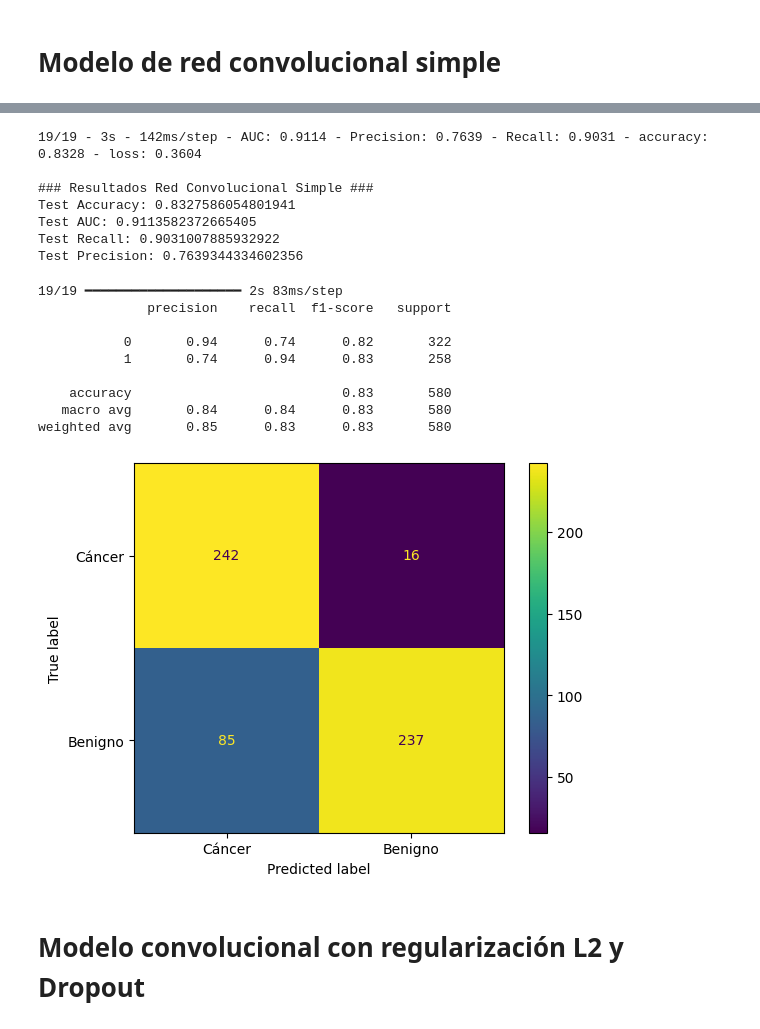
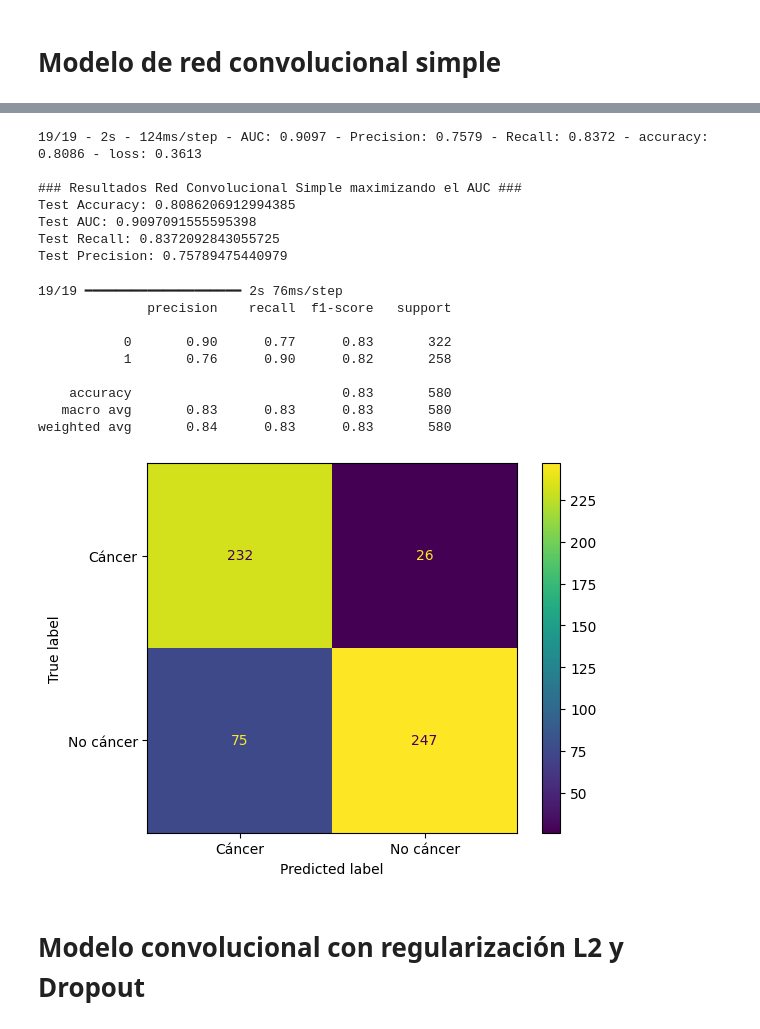
Before and after one commit to jruedaa/Aplicaciones_de_operaciones, a Jupyter notebook: c_modelos_conv.ipynb, the cells around one changed output, grey strips where cells are left out. Cells and saved outputs as stored; diff of their text form; code cells hidden in the pictures.

```diff
--- a/c_modelos_conv.ipynb
+++ b/c_modelos_conv.ipynb
@@ -217,18 +198,16 @@ Model: "sequential"
 # %%
-#Metricas de evaluacion de la red neuronal simple
-test_loss_m1, test_acc_m1, test_auc_m1, test_recall_m1, test_precision_m1 = cnn_model.evaluate(x_test, y_test, verbose=2)
-
-# Mostrar metricas
-print("\n### Resultados Red Convolucional Simple ###")
+cnn_best_auc=tf.keras.models.load_model('Salidas/best_cnn_auc.keras')
+test_loss_m1, test_acc_m1, test_auc_m1, test_recall_m1, test_precision_m1 = cnn_best_auc.evaluate(x_test, y_test, verbose=2)
+print("\n### Resultados Red Convolucional Simple maximizando el AUC ###")
 print("Test Accuracy:", test_acc_m1)
 print("Test AUC:", test_auc_m1)
 print("Test Recall:", test_recall_m1)
 print("Test Precision:", test_precision_m1)
 # %% [output]
-19/19 - 3s - 142ms/step - AUC: 0.9114 - Precision: 0.7639 - Recall: 0.9031 - accuracy: 0.8328 - loss: 0.3604
+19/19 - 2s - 124ms/step - AUC: 0.9097 - Precision: 0.7579 - Recall: 0.8372 - accuracy: 0.8086 - loss: 0.3613
 
-### Resultados Red Convolucional Simple ###
-Test Accuracy: 0.8327586054801941
-Test AUC: 0.9113582372665405
-Test Recall: 0.9031007885932922
-Test Precision: 0.7639344334602356
+### Resultados Red Convolucional Simple maximizando el AUC ###
+Test Accuracy: 0.8086206912994385
+Test AUC: 0.9097091555595398
+Test Recall: 0.8372092843055725
+Test Precision: 0.75789475440979
@@ -243,21 +214,21 @@ print("Test Precision:", test_best_precision_m1)
 # %%
 pred_test = (cnn_best_auc.predict(x_test) > 0.45).astype('int') # Predecir y aplicar umbral de 0.5 para convertir a clase 0 o 1
 cm = metrics.confusion_matrix(y_test, pred_test, labels=[1, 0])  # Calcular matriz de confusión
-disp = metrics.ConfusionMatrixDisplay(cm, display_labels=['Cáncer', 'Benigno']) # para visualizacion de matriz de confusion
+disp = metrics.ConfusionMatrixDisplay(cm, display_labels=['Cáncer', 'No cáncer']) # para visualizacion de matriz de confusion
 disp.plot()
 
 print(metrics.classification_report(y_test, pred_test)) # reporte con precisión, recall y f1-score
 # %% [output]
-19/19 ━━━━━━━━━━━━━━━━━━━━ 2s 83ms/step
+19/19 ━━━━━━━━━━━━━━━━━━━━ 2s 76ms/step
               precision    recall  f1-score   support
 
-           0       0.94      0.74      0.82       322
-           1       0.74      0.94      0.83       258
+           0       0.90      0.77      0.83       322
+           1       0.76      0.90      0.82       258
 
     accuracy                           0.83       580
-   macro avg       0.84      0.84      0.83       580
-weighted avg       0.85      0.83      0.83       580
+   macro avg       0.83      0.83      0.83       580
+weighted avg       0.84      0.83      0.83       580
-[figure, old version]
+[figure, new version]
 # %% [markdown]
 # Modelo convolucional con regularización L2 y Dropout
 # %%
```
Also changed, not shown: parts of 21 cells of this notebook, 3 other files.
